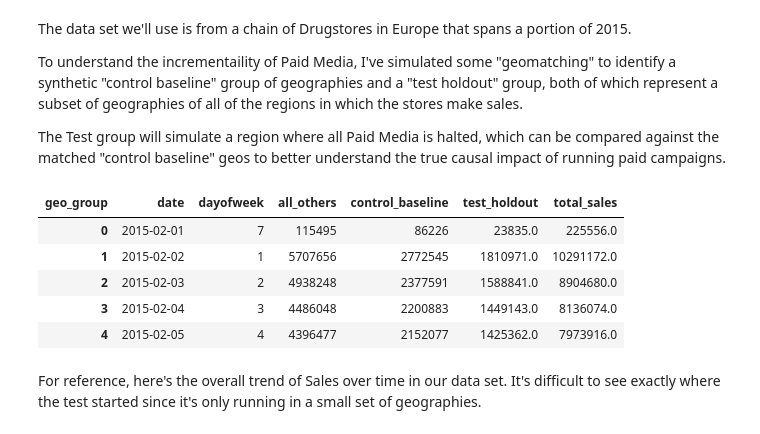
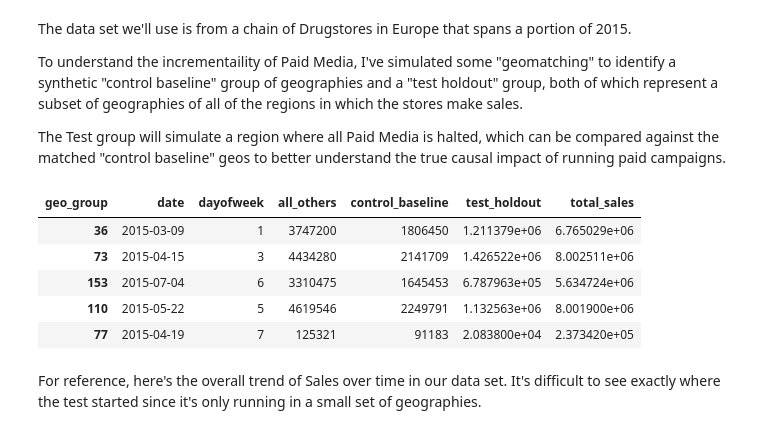
Before and after one commit to kylefromindy/MADS_time_series_pseudo_experiments, a Jupyter notebook: 2 - Difference in Differences.ipynb, the cells around one changed output. Saved outputs shown, nothing was run; the diff lists cells and outputs as text; code cells hidden in the pictures.

```diff
--- a/2 - Difference in Differences.ipynb
+++ b/2 - Difference in Differences.ipynb
@@ -20,14 +22,14 @@ import matplotlib.pyplot as plt
 import statsmodels.formula.api as smf
 # %%
 adf = pd.read_parquet('data/rossmann_sales.parquet')
-adf.head()
+adf.sample(5)
 # %% [output]
 | geo_group | date | dayofweek | all_others | control_baseline | test_holdout | total_sales |
-| 0 | 2015-02-01 | 7 | 115495 | 86226 | 23835.0 | 225556.0 |
-| 1 | 2015-02-02 | 1 | 5707656 | 2772545 | 1810971.0 | 10291172.0 |
-| 2 | 2015-02-03 | 2 | 4938248 | 2377591 | 1588841.0 | 8904680.0 |
-| 3 | 2015-02-04 | 3 | 4486048 | 2200883 | 1449143.0 | 8136074.0 |
-| 4 | 2015-02-05 | 4 | 4396477 | 2152077 | 1425362.0 | 7973916.0 |
+| 36 | 2015-03-09 | 1 | 3747200 | 1806450 | 1.211379e+06 | 6.765029e+06 |
+| 73 | 2015-04-15 | 3 | 4434280 | 2141709 | 1.426522e+06 | 8.002511e+06 |
+| 153 | 2015-07-04 | 6 | 3310475 | 1645453 | 6.787963e+05 | 5.634724e+06 |
+| 110 | 2015-05-22 | 5 | 4619546 | 2249791 | 1.132563e+06 | 8.001900e+06 |
+| 77 | 2015-04-19 | 7 | 125321 | 91183 | 2.083800e+04 | 2.373420e+05 |
 # %% [markdown]
 For reference, here's the overall trend of Sales over time in our data set. It's difficult to see exactly where the test started since it's only running in a small set of geographies.
 # %%
```
Also changed, not shown: parts of 15 cells of this notebook, 10 other files.
